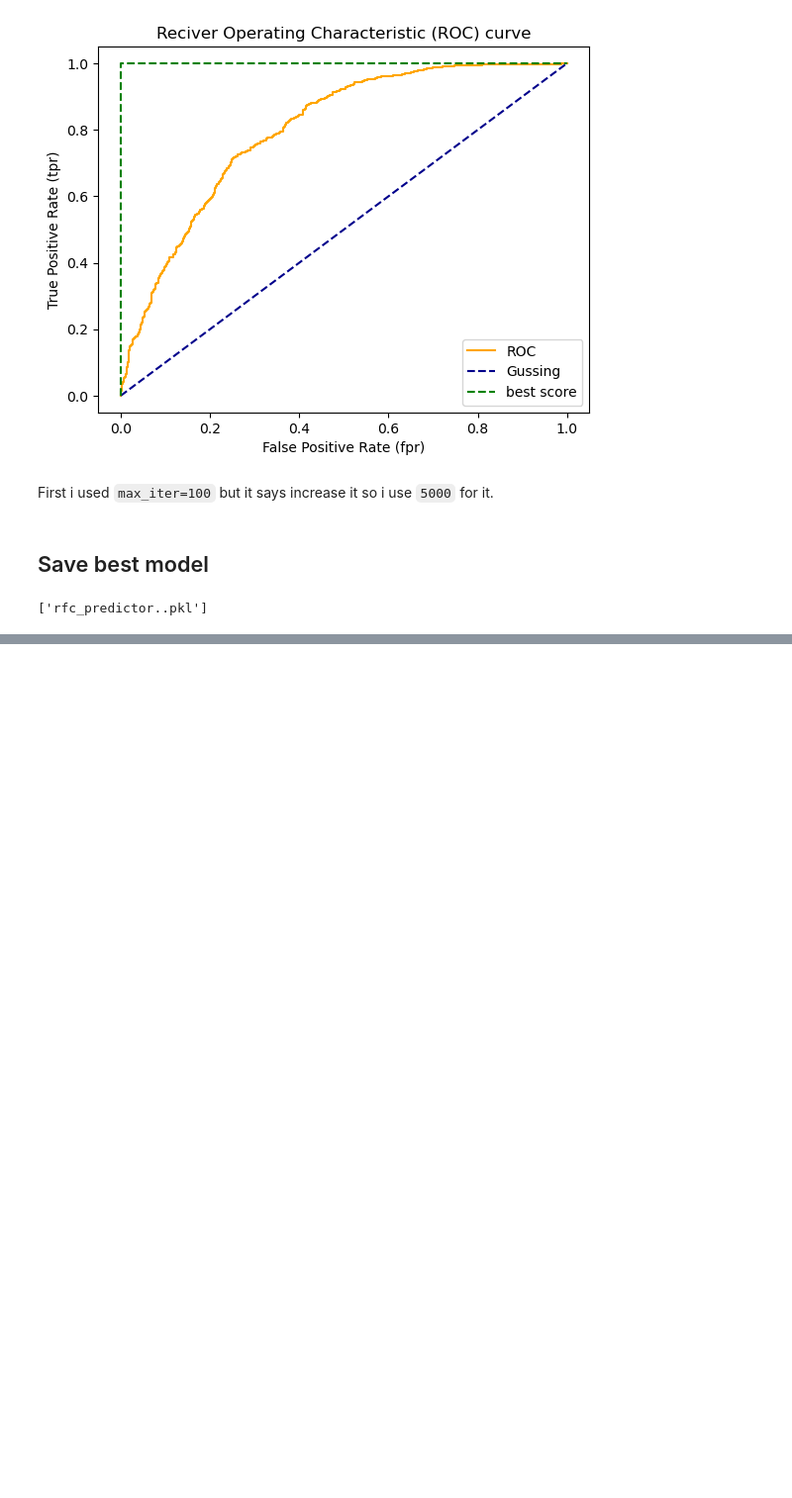
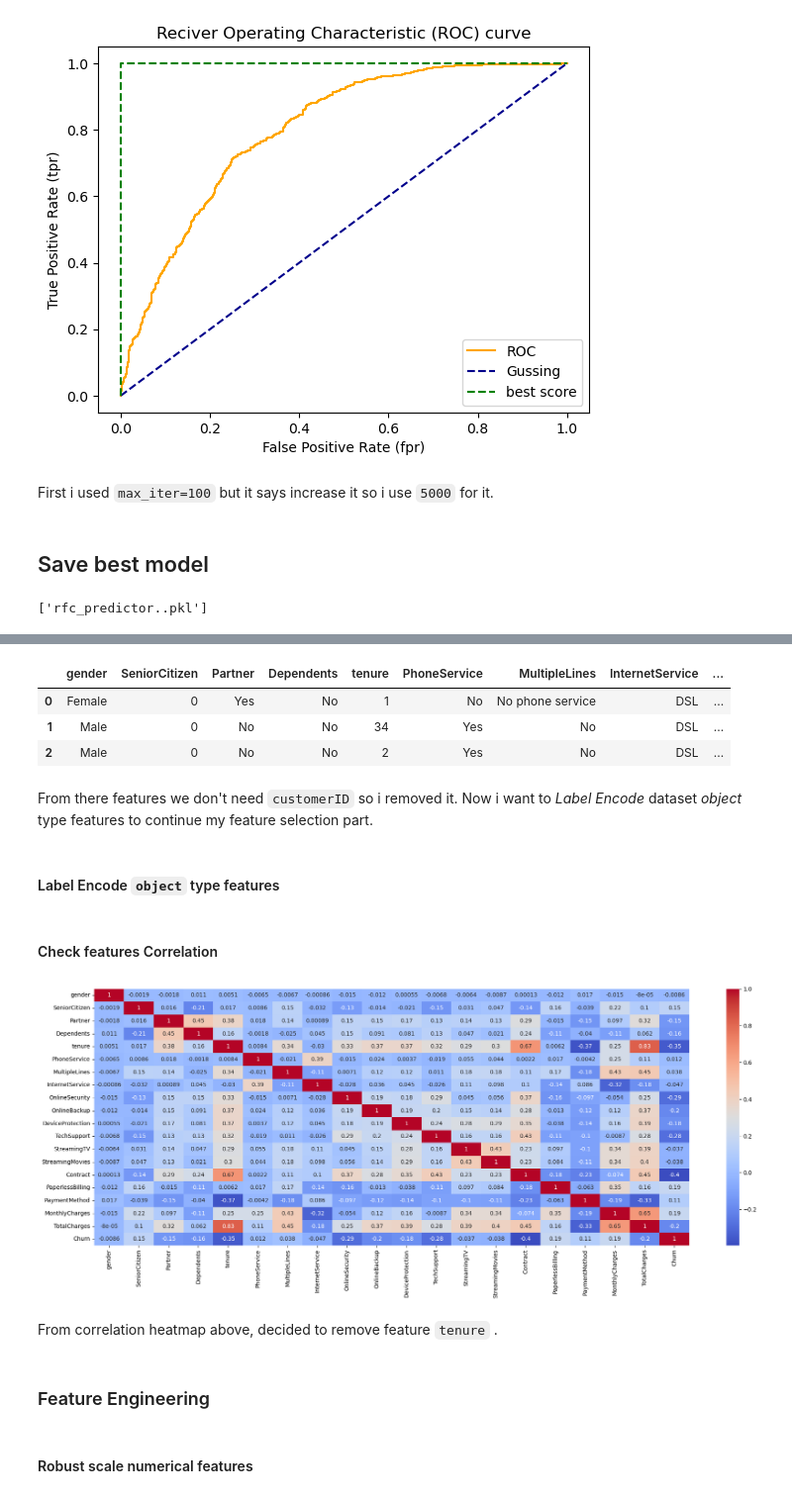
Before and after one commit to sirUnchained/Machine-Learning-and-Data-Analysis, a Jupyter notebook: Telco Customer Churn Predict/main.ipynb, the cells around one changed output, grey strips where cells are left out. Shown at 99% size. Saved outputs shown, nothing was run; the diff lists cells and outputs as text; code cells hidden in the pictures; blank space fills up the shorter version.

```diff
--- a/Telco Customer Churn Predict/main.ipynb
+++ b/Telco Customer Churn Predict/main.ipynb
@@ -445,0 +578,2 @@ model = joblib.load(f"{MODEL_NAME}.pkl")
+# %%
+cat_cols = df.select_dtypes(include="object")
@@ -445,0 +601,5 @@ model = joblib.load(f"{MODEL_NAME}.pkl")
+# %%
+for col in cat_cols:
+    print(f"`{col}` unique values:")
+    print(cat_cols[col].unique())
+    print()
@@ -445,0 +626,29 @@ model = joblib.load(f"{MODEL_NAME}.pkl")
+# %%
+df = df.drop(columns=["customerID"])
+
+cat_cols = df.select_dtypes(include="object")
+
+df.head(3)
+# %% [output]
+|  | gender | SeniorCitizen | Partner | Dependents | tenure | PhoneService | MultipleLines | InternetService | ... |
+| 0 | Female | 0 | Yes | No | 1 | No | No phone service | DSL | ... |
+| 1 | Male | 0 | No | No | 34 | Yes | No | DSL | ... |
+| 2 | Male | 0 | No | No | 2 | Yes | No | DSL | ... |
+# %% [markdown]
+From there features we don't need `customerID` so i removed it. Now i want to *Label Encode* dataset *object* type features to continue my feature selection part.
+# %% [markdown]
+#### Label Encode `object` type features
+# %%
+label_encoder = LabelEncoder()
+
+for col in cat_cols:
+    df[col] = label_encoder.fit_transform(df[col])
+# %% [markdown]
+#### Check features Correlation
+# %%
+plt.figure(figsize=(20, 8))
+sns.heatmap(data=df.corr(), annot=True, cmap="coolwarm")
+plt.tight_layout()
+plt.show()
+# %% [output]
+[figure, added]
@@ -445,0 +657,6 @@ model = joblib.load(f"{MODEL_NAME}.pkl")
+# %% [markdown]
+From correlation heatmap above, decided to remove feature `tenure` .
+# %% [markdown]
+### Feature Engineering
+# %% [markdown]
+#### Robust scale numerical features
```
Also changed, not shown: parts of 50 cells of this notebook, 4 other files.
